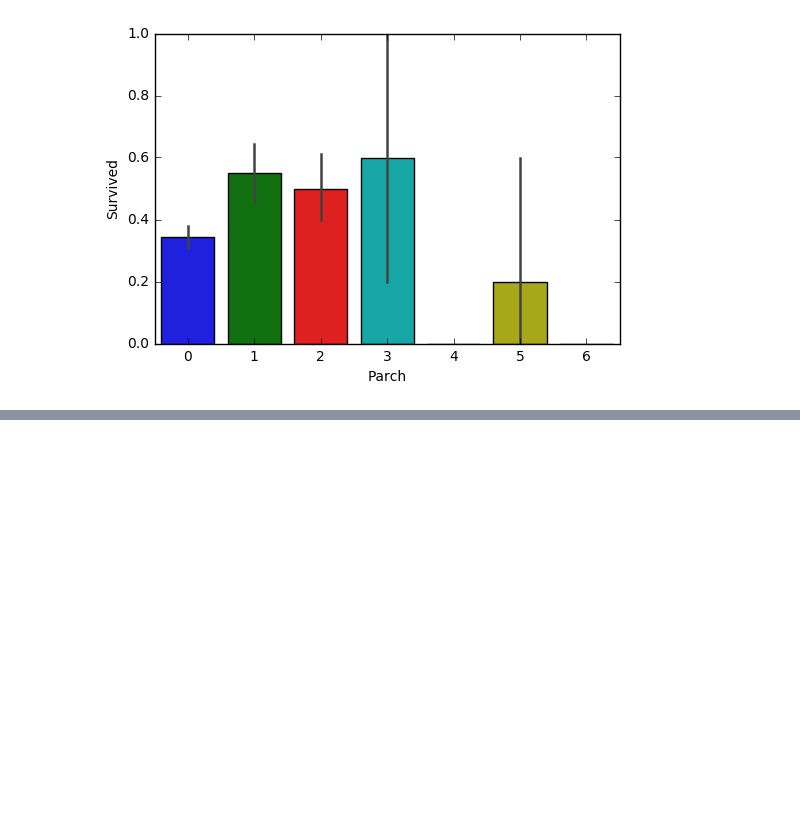
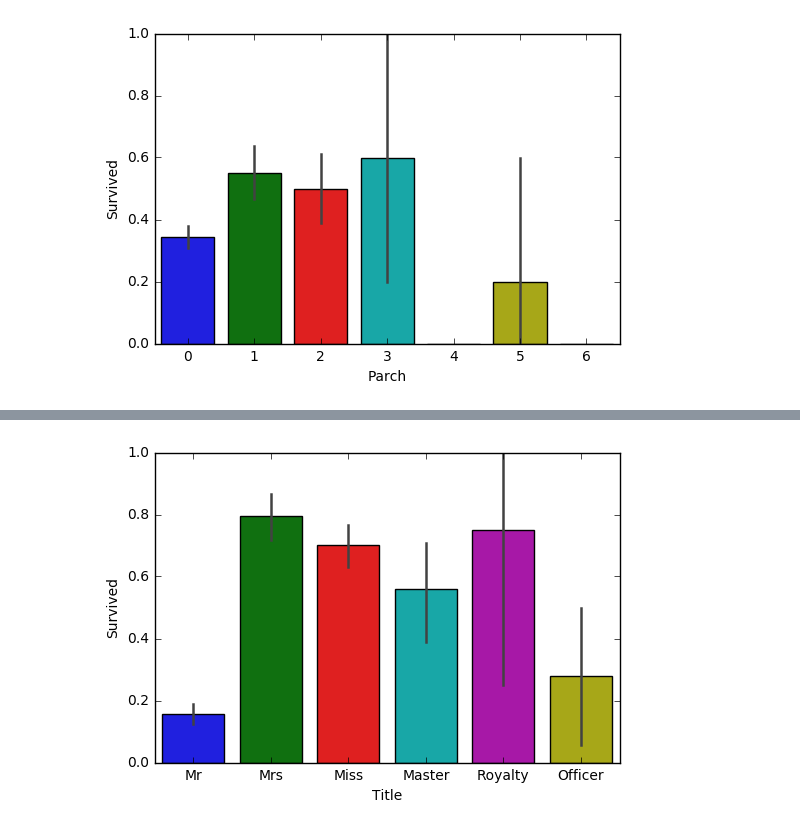
Before and after one commit to kwailao/titanic, a Jupyter notebook: cleaning/data_analysis.ipynb, the cells around one changed output, grey strips where cells are left out. Saved outputs shown, nothing was run; the diff lists cells and outputs as text; code cells hidden in the pictures; blank space fills up the shorter version.

```diff
--- a/cleaning/data_analysis.ipynb
+++ b/cleaning/data_analysis.ipynb
@@ -90,0 +89,5 @@ Name: Age, dtype: int64
+# %%
+# 7.Title Feature(New)：不同称呼的乘客幸存率不同
+# 新增Title特征，从姓名中提取乘客的称呼，归纳为六类。
+all_data['Title'] = all_data['Name'].apply(lambda x:x.split(',')[1].split('.')[0].strip())
+all_data['Title'].value_counts()
@@ -90,0 +114,9 @@ Name: Age, dtype: int64
+# %%
+Title_Dict = {}
+Title_Dict.update(dict.fromkeys(['Capt', 'Col', 'Major', 'Dr', 'Rev'], 'Officer'))
+Title_Dict.update(dict.fromkeys(['Don', 'Sir', 'the Countess', 'Dona', 'Lady'], 'Royalty'))
+Title_Dict.update(dict.fromkeys(['Mme', 'Ms', 'Mrs'], 'Mrs'))
+Title_Dict.update(dict.fromkeys(['Mlle', 'Miss'], 'Miss'))
+Title_Dict.update(dict.fromkeys(['Mr'], 'Mr'))
+Title_Dict.update(dict.fromkeys(['Master','Jonkheer'], 'Master'))
+Title_Dict
@@ -90,0 +142,6 @@ Name: Age, dtype: int64
+# %%
+all_data['Title'] = all_data['Title'].map(Title_Dict)
+sns.barplot(x="Title", y="Survived", data=all_data)
+plt.show()
+# %% [output]
+[figure, added]
```
Also changed, not shown: parts of 29 cells of this notebook, 1 other file.
